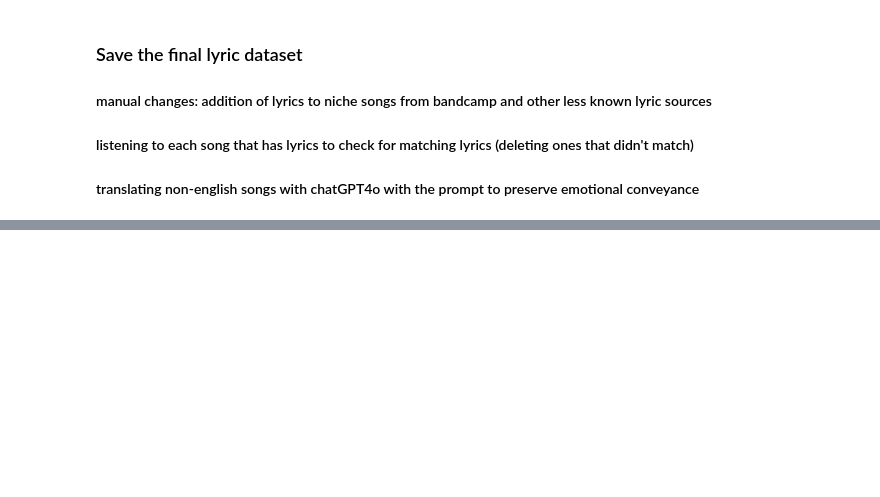
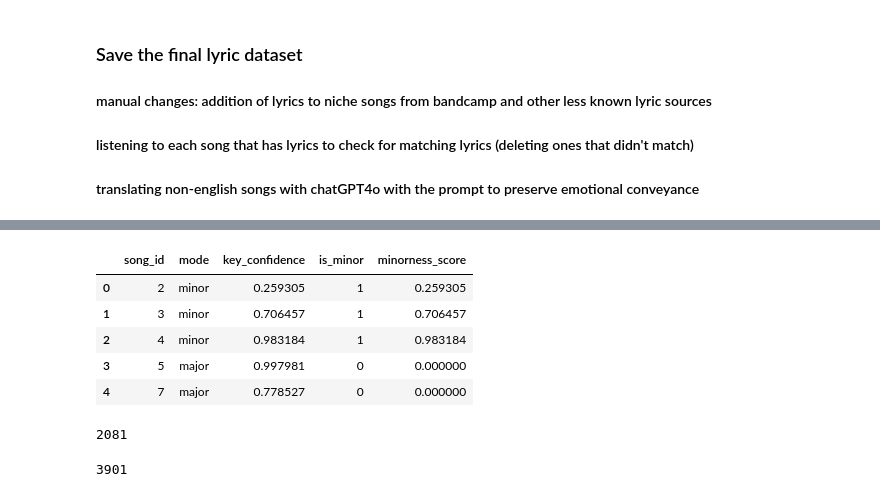
Before and after one commit to Grkritsovas/postgrad-final-project, a Jupyter notebook: notebooks/01_create_deam_dataset.ipynb, the cells around one changed output, grey strips where cells are left out. Drawn from its saved outputs; the diff is of its cells as text; code cells hidden in the pictures; blank space fills up the shorter version.

```diff
--- a/notebooks/01_create_deam_dataset.ipynb
+++ b/notebooks/01_create_deam_dataset.ipynb
@@ -147,0 +717,3 @@ memory usage: 112.8+ KB
+# %%
+mode_df = pd.read_parquet("../data/processed/audio_metadata.parquet")
+mode_df.info()
@@ -147,0 +733,18 @@ memory usage: 112.8+ KB
+# %%
+# Add minorness_score to features. Mode: 'major'/'minor' or 0/1
+m = mode_df[['song_id', 'mode', 'key_confidence']].copy()
+
+# Convert mode to binary (1=minor, 0=major)
+m['is_minor'] = (m['mode'].str.lower() == 'minor').astype(int)
+
+# Calculate minorness
+m['minorness_score'] = m['is_minor'] * m['key_confidence']
+# %%
+m.head()
+# %% [output]
+|  | song_id | mode | key_confidence | is_minor | minorness_score |
+| 0 | 2 | minor | 0.259305 | 1 | 0.259305 |
+| 1 | 3 | minor | 0.706457 | 1 | 0.706457 |
+| 2 | 4 | minor | 0.983184 | 1 | 0.983184 |
+| 3 | 5 | major | 0.997981 | 0 | 0.000000 |
+| 4 | 7 | major | 0.778527 | 0 | 0.000000 |
@@ -147,0 +756,4 @@ memory usage: 112.8+ KB
+# %%
+len(features_2080.columns)
+# %% [output]
+2081
@@ -147,0 +762,4 @@ memory usage: 112.8+ KB
+# %%
+len(features_3900.columns)
+# %% [output]
+3901
```
Also changed, not shown: parts of 71 cells of this notebook, 57 other files.
